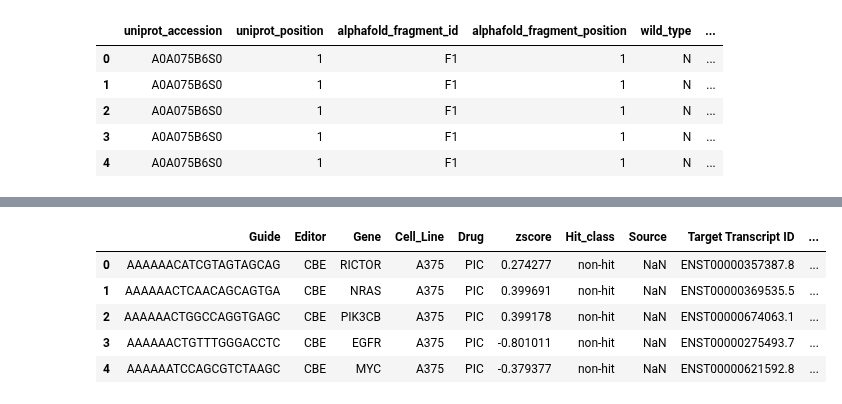
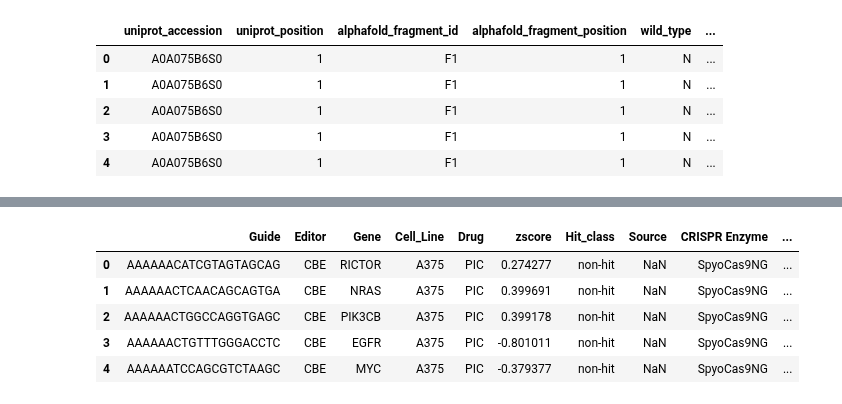
Before and after one commit to QuantitativeBiology/BECancerResistome, a Jupyter notebook: BECancerResistome/Guides_annotation/ProtVar_annotation.ipynb, the cells around one changed output, grey strips where cells are left out. Cells and saved outputs as stored; diff of their text form; code cells hidden in the pictures.

```diff
--- a/BECancerResistome/Guides_annotation/ProtVar_annotation.ipynb
+++ b/BECancerResistome/Guides_annotation/ProtVar_annotation.ipynb
@@ -50,11 +50,11 @@ interfaces_sample.head()
 | 3 | Q13326_Q16585 | 0.73 | Q13326 | Q16585 | A | B | V40,L41,L43,L44,L47,V48,N50,L51,T... | V68,I69,L71,L72,L75,A76,I78,N79,I... | corum,otar,string | ... |
 | 4 | Q13326_Q92629 | 0.73 | Q13326 | Q92629 | A | B | K33,L36,Y37,V40,L41,L43,L44,L47,V... | R30,K31,C33,L34,F37,V38,L40,L41,L... | corum,string | ... |
 # %%
-annotated_control_df.head()
+vep_annotated_control_df.head()
 # %% [output]
-|  | Guide | Editor | Gene | Cell_Line | Drug | zscore | Hit_class | Source | Target Transcript ID | ... |
-| 0 | AAAAAACATCGTAGTAGCAG | CBE | RICTOR | A375 | PIC | 0.274277 | non-hit | NaN | ENST00000357387.8 | ... |
-| 1 | AAAAAACTCAACAGCAGTGA | CBE | NRAS | A375 | PIC | 0.399691 | non-hit | NaN | ENST00000369535.5 | ... |
-| 2 | AAAAAACTGGCCAGGTGAGC | CBE | PIK3CB | A375 | PIC | 0.399178 | non-hit | NaN | ENST00000674063.1 | ... |
-| 3 | AAAAAACTGTTTGGGACCTC | CBE | EGFR | A375 | PIC | -0.801011 | non-hit | NaN | ENST00000275493.7 | ... |
-| 4 | AAAAAATCCAGCGTCTAAGC | CBE | MYC | A375 | PIC | -0.379377 | non-hit | NaN | ENST00000621592.8 | ... |
+|  | Guide | Editor | Gene | Cell_Line | Drug | zscore | Hit_class | Source | CRISPR Enzyme | ... |
+| 0 | AAAAAACATCGTAGTAGCAG | CBE | RICTOR | A375 | PIC | 0.274277 | non-hit | NaN | SpyoCas9NG | ... |
+| 1 | AAAAAACTCAACAGCAGTGA | CBE | NRAS | A375 | PIC | 0.399691 | non-hit | NaN | SpyoCas9NG | ... |
+| 2 | AAAAAACTGGCCAGGTGAGC | CBE | PIK3CB | A375 | PIC | 0.399178 | non-hit | NaN | SpyoCas9NG | ... |
+| 3 | AAAAAACTGTTTGGGACCTC | CBE | EGFR | A375 | PIC | -0.801011 | non-hit | NaN | SpyoCas9NG | ... |
+| 4 | AAAAAATCCAGCGTCTAAGC | CBE | MYC | A375 | PIC | -0.379377 | non-hit | NaN | SpyoCas9NG | ... |
```
Also changed, not shown: parts of 10 cells of this notebook, 1 other file.
